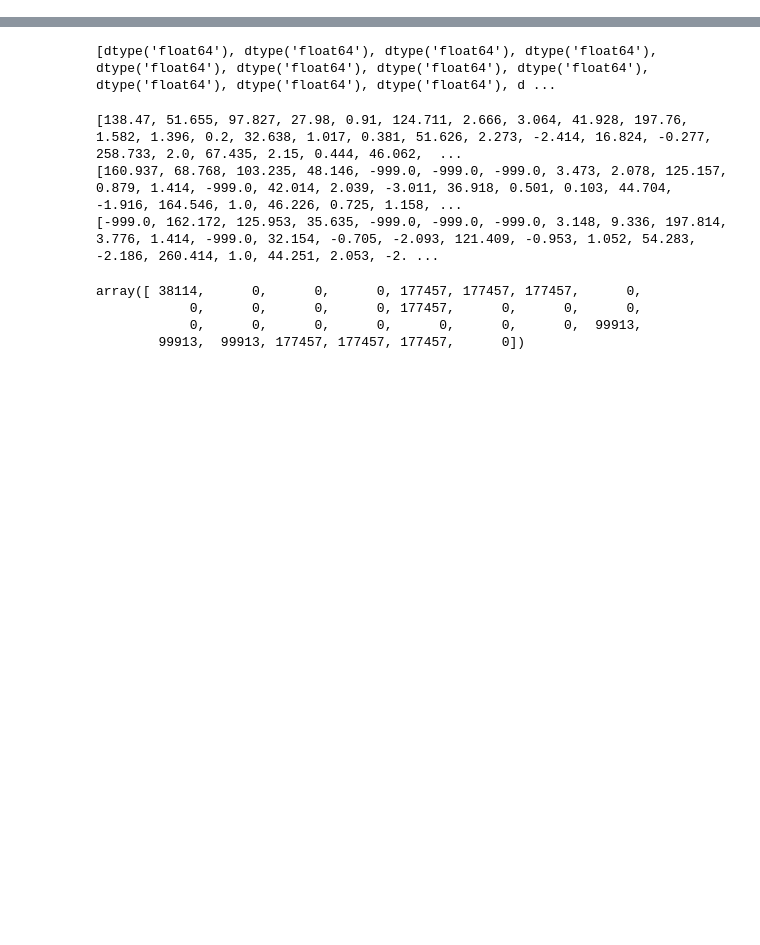
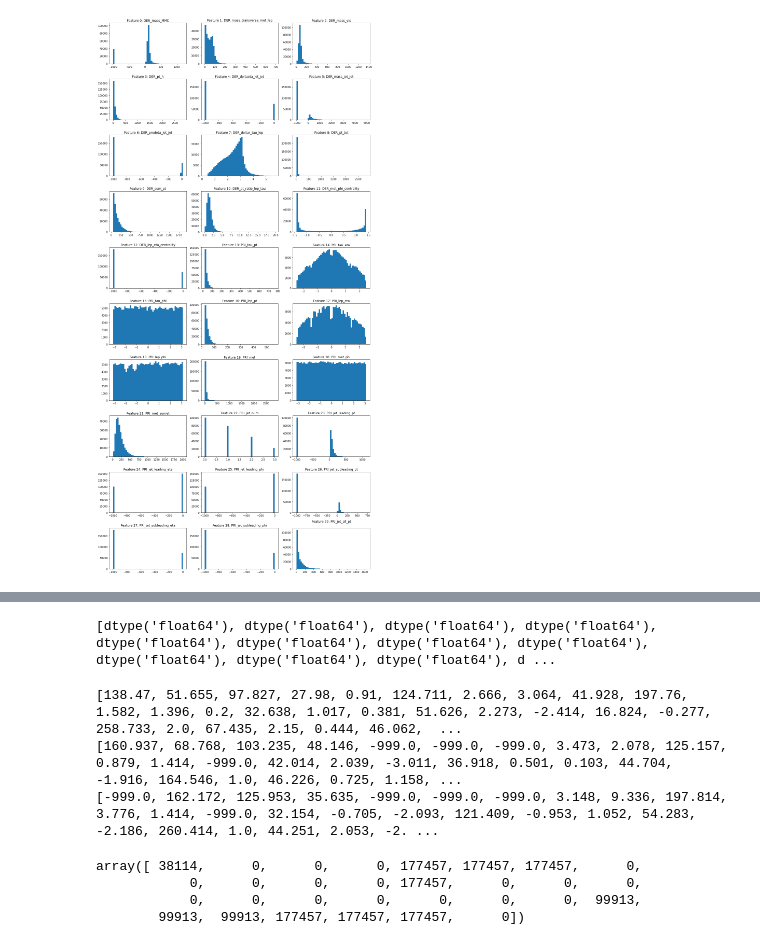
Before and after one commit to mismayil/higgs-boson, a Jupyter notebook: exploration.ipynb, the cells around one changed output, grey strips where cells are left out. Drawn from its saved outputs; the diff is of its cells as text; code cells hidden in the pictures; blank space fills up the shorter version.

```diff
--- a/exploration.ipynb
+++ b/exploration.ipynb
@@ -9,3 +14,7 @@ import matplotlib.pyplot as plt
 from proj1_helpers import *
 DATA_TRAIN_PATH = 'data/train.csv' # TODO: download train data and supply path here
 y, tX, ids = load_csv_data(DATA_TRAIN_PATH)
+
+with open(DATA_TRAIN_PATH) as f:
+    labels = f.readline().split(',')[2:] #remove 2 first, being ID and prediction
+df=pd.read_csv(DATA_TRAIN_PATH)
@@ -25,0 +31,12 @@ tX.shape
+# %%
+def plot_features_distrib(tX):
+    plt.figure(figsize=(15,30))
+    for i in range(tX.shape[1]):
+        plt.subplot(10,3,i+1)
+        plt.hist(tX[:,i], bins=50);
+        plt.title("Feature {}: {}".format(i, labels[i]))
+    plt.tight_layout()
+    plt.show();
+plot_features_distrib(tX)
+# %% [output]
+[figure, added]
```
Also changed, not shown: parts of 8 cells of this notebook, 1 other file.
